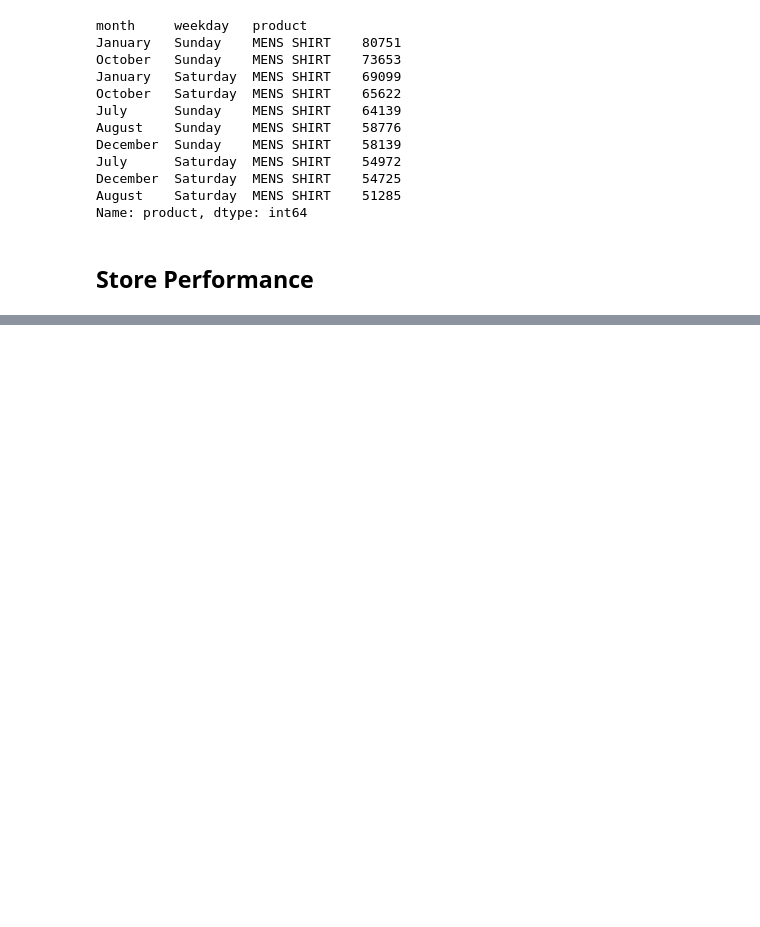
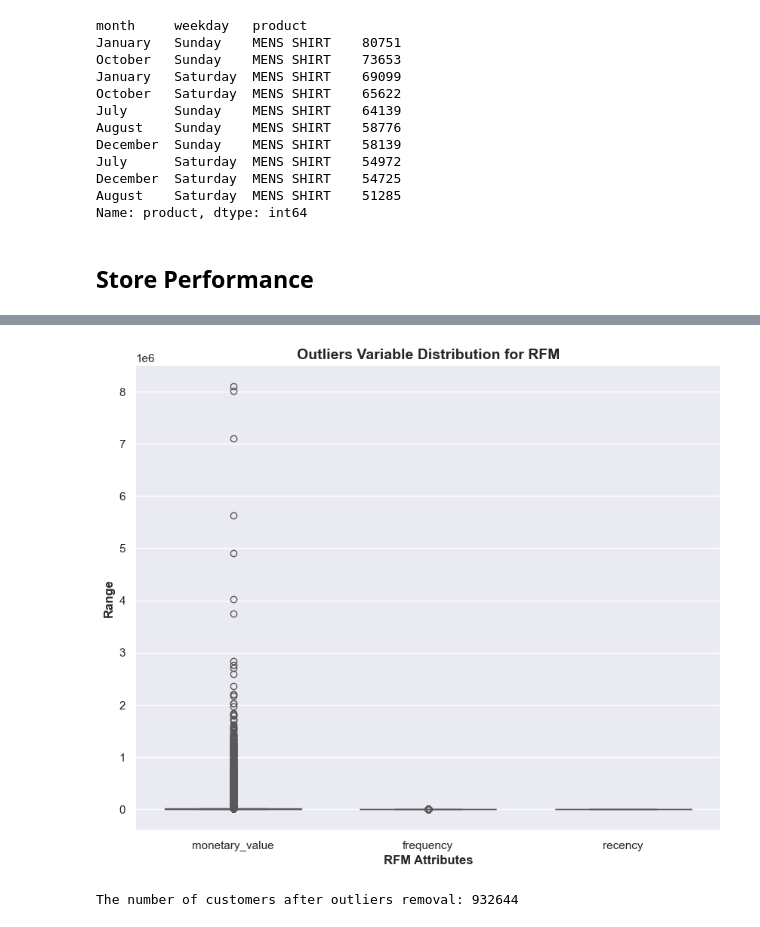
Before and after one commit to MORYKINGS/Prethesis, a Jupyter notebook: Prethesis.ipynb, the cells around one changed output, grey strips where cells are left out. Cells and saved outputs as stored; diff of their text form; code cells hidden in the pictures; blank space fills up the shorter version.

```diff
--- a/Prethesis.ipynb
+++ b/Prethesis.ipynb
@@ -616,0 +658,6 @@ ModuleNotFoundError: No module named 'mlxtend'
+# %%
+# Create a copy of 'total' and drop rows with missing values
+retail = total.dropna()
+
+# Display the shape of the new 'retail' DataFrame
+print(retail.shape)
@@ -616,0 +679,6 @@ ModuleNotFoundError: No module named 'mlxtend'
+# %%
+# Calculate frequency
+rfm_f = retail.groupby('user_id')['bill_id'].count().reset_index()
+rfm_f.columns = ['user_id', 'frequency']  # Rename the column
+
+rfm_f.head()
@@ -616,0 +704,12 @@ ModuleNotFoundError: No module named 'mlxtend'
+# %%
+# Calculate recency
+rfm_r = retail.groupby('user_id')['transaction_date'].max().reset_index()
+rfm_r.columns = ['user_id', 'last_purchase_date']
+rfm_r['recency'] = (reference_date - rfm_r['last_purchase_date']).dt.days
+rfm_r = rfm_r[['user_id', 'recency']]  # Keep only relevant columns
+
+# Merge RFM dataframes
+rfm = pd.merge(rfm_m, rfm_f, on='user_id', how='inner')
+rfm = pd.merge(rfm, rfm_r, on='user_id', how='inner')
+
+print(rfm.head().to_markdown(index=False, numalign="left", stralign="left"))
@@ -616,0 +724,47 @@ ModuleNotFoundError: No module named 'mlxtend'
+# %%
+# Outlier Analysis of RFM Features
+
+import matplotlib.pyplot as plt
+import seaborn as sns
+
+# Setting up the figure size for better visualization
+plt.rcParams['figure.figsize'] = [10,8]
+
+# Create a boxplot to visualize outliers for RFM
+sns.boxplot(data = rfm[['monetary_value','frequency','recency']], orient="v", palette="Set2" ,whis=1.5,saturation=1, width=0.7)
+
+# Setting the title of the boxplot
+plt.title("Outliers Variable Distribution for RFM", fontsize = 14, fontweight = 'bold')
+
+# Setting the y-axis label
+plt.ylabel("Range", fontweight = 'bold')
+
+# Setting the x-axis label
+plt.xlabel("RFM Attributes", fontweight = 'bold')
+plt.show()
+# %% [output]
+[figure, added]
+# %%
+# Remove Statistical Outliers for RFM Features
+
+# Monetary Value Outliers
+Q1 = rfm['monetary_value'].quantile(0.05)
+Q3 = rfm['monetary_value'].quantile(0.95)
+IQR = Q3 - Q1
+rfm = rfm[(rfm['monetary_value'] >= Q1 - 1.5*IQR) & (rfm['monetary_value'] <= Q3 + 1.5*IQR)]
+
+# Recency Outliers
+Q1 = rfm['recency'].quantile(0.05)
+Q3 = rfm['recency'].quantile(0.95)
+IQR = Q3 - Q1
+rfm = rfm[(rfm['recency'] >= Q1 - 1.5*IQR) & (rfm['recency'] <= Q3 + 1.5*IQR)]
+
+# Frequency Outliers
+Q1 = rfm['frequency'].quantile(0.05)
+Q3 = rfm['frequency'].quantile(0.95)
+IQR = Q3 - Q1
+rfm = rfm[(rfm['frequency'] >= Q1 - 1.5*IQR) & (rfm['frequency'] <= Q3 + 1.5*IQR)]
+
+print("The number of customers after outliers removal:", rfm.shape[0])
+# %% [output]
+The number of customers after outliers removal: 932644
```
Also changed, not shown: parts of 26 cells of this notebook.
